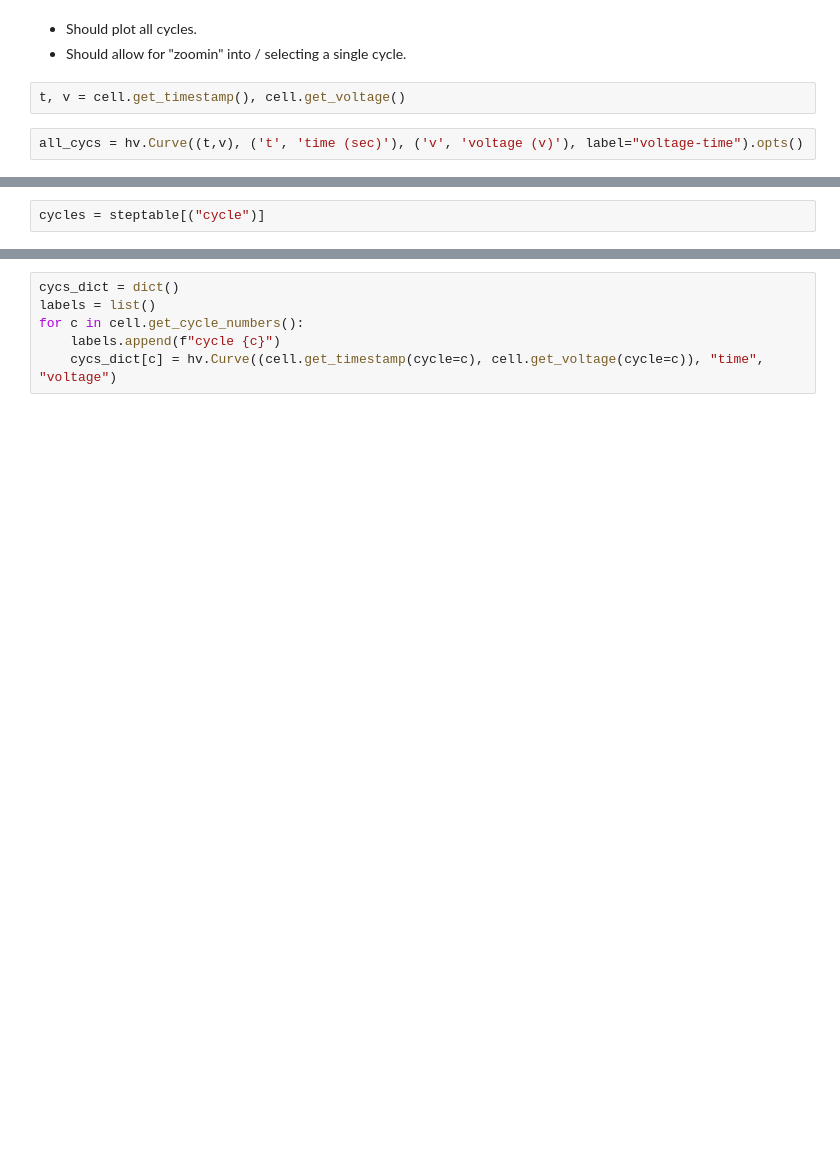
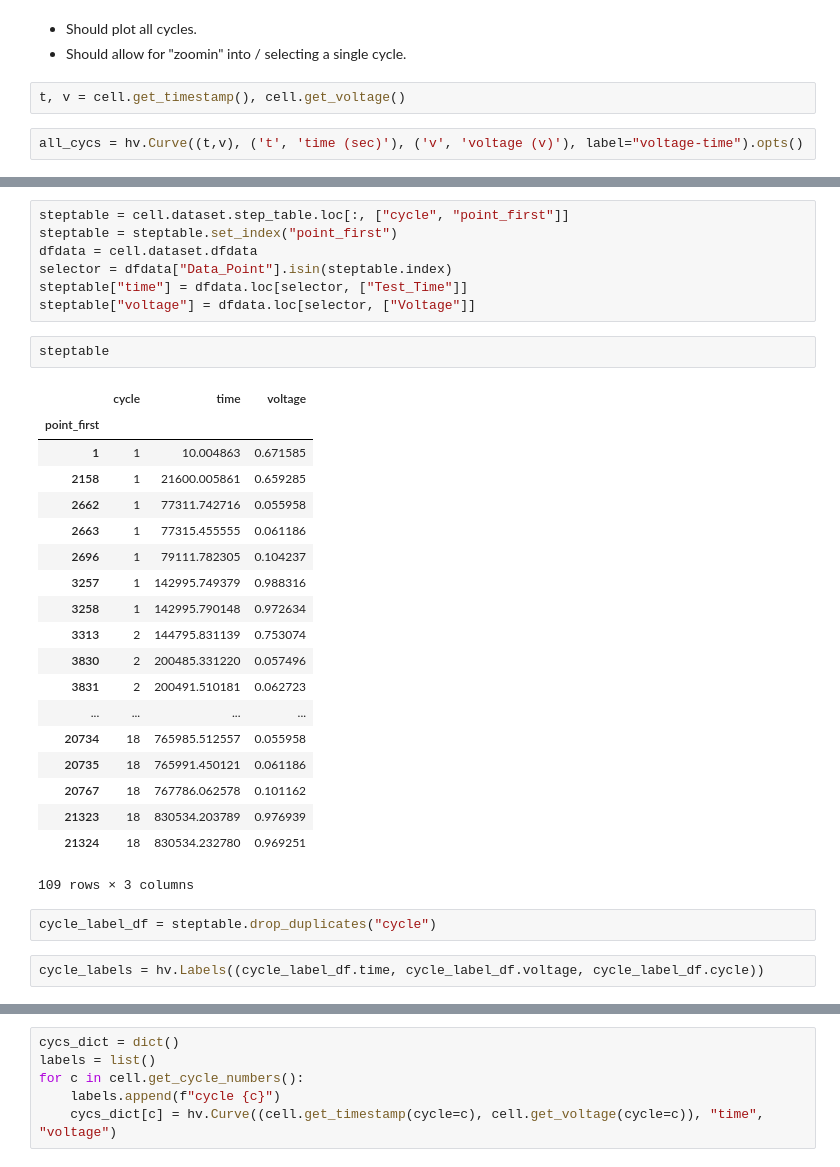
Before and after one commit to jepegit/cellpy, a Jupyter notebook: dev_utils/cellpy_GITT.ipynb, the cells around one changed output, grey strips where cells are left out. Cells and saved outputs as stored; diff of their text form; blank space fills up the shorter version.

```diff
--- a/dev_utils/cellpy_GITT.ipynb
+++ b/dev_utils/cellpy_GITT.ipynb
@@ -327,2 +362,33 @@ steptable = cell.dataset.step_table
+# %%
+steptable = cell.dataset.step_table.loc[:, ["cycle", "point_first"]]
+steptable = steptable.set_index("point_first")
+dfdata = cell.dataset.dfdata
+selector = dfdata["Data_Point"].isin(steptable.index)
+steptable["time"] = dfdata.loc[selector, ["Test_Time"]]
+steptable["voltage"] = dfdata.loc[selector, ["Voltage"]]
+# %%
+steptable
+# %% [output]
+|  | cycle | time | voltage |
+| point_first |  |  |  |
+| 1 | 1 | 10.004863 | 0.671585 |
+| 2158 | 1 | 21600.005861 | 0.659285 |
+| 2662 | 1 | 77311.742716 | 0.055958 |
+| 2663 | 1 | 77315.455555 | 0.061186 |
+| 2696 | 1 | 79111.782305 | 0.104237 |
+| 3257 | 1 | 142995.749379 | 0.988316 |
+| 3258 | 1 | 142995.790148 | 0.972634 |
+| 3313 | 2 | 144795.831139 | 0.753074 |
+| 3830 | 2 | 200485.331220 | 0.057496 |
+| 3831 | 2 | 200491.510181 | 0.062723 |
+| ... | ... | ... | ... |
+| 20734 | 18 | 765985.512557 | 0.055958 |
+| 20735 | 18 | 765991.450121 | 0.061186 |
+| 20767 | 18 | 767786.062578 | 0.101162 |
+| 21323 | 18 | 830534.203789 | 0.976939 |
+| 21324 | 18 | 830534.232780 | 0.969251 |
+109 rows × 3 columns
 # %%
-cycles = steptable[("cycle")]
+cycle_label_df = steptable.drop_duplicates("cycle")
+# %%
+cycle_labels = hv.Labels((cycle_label_df.time, cycle_label_df.voltage, cycle_label_df.cycle))
```
Also changed, not shown: parts of 10 cells of this notebook.
